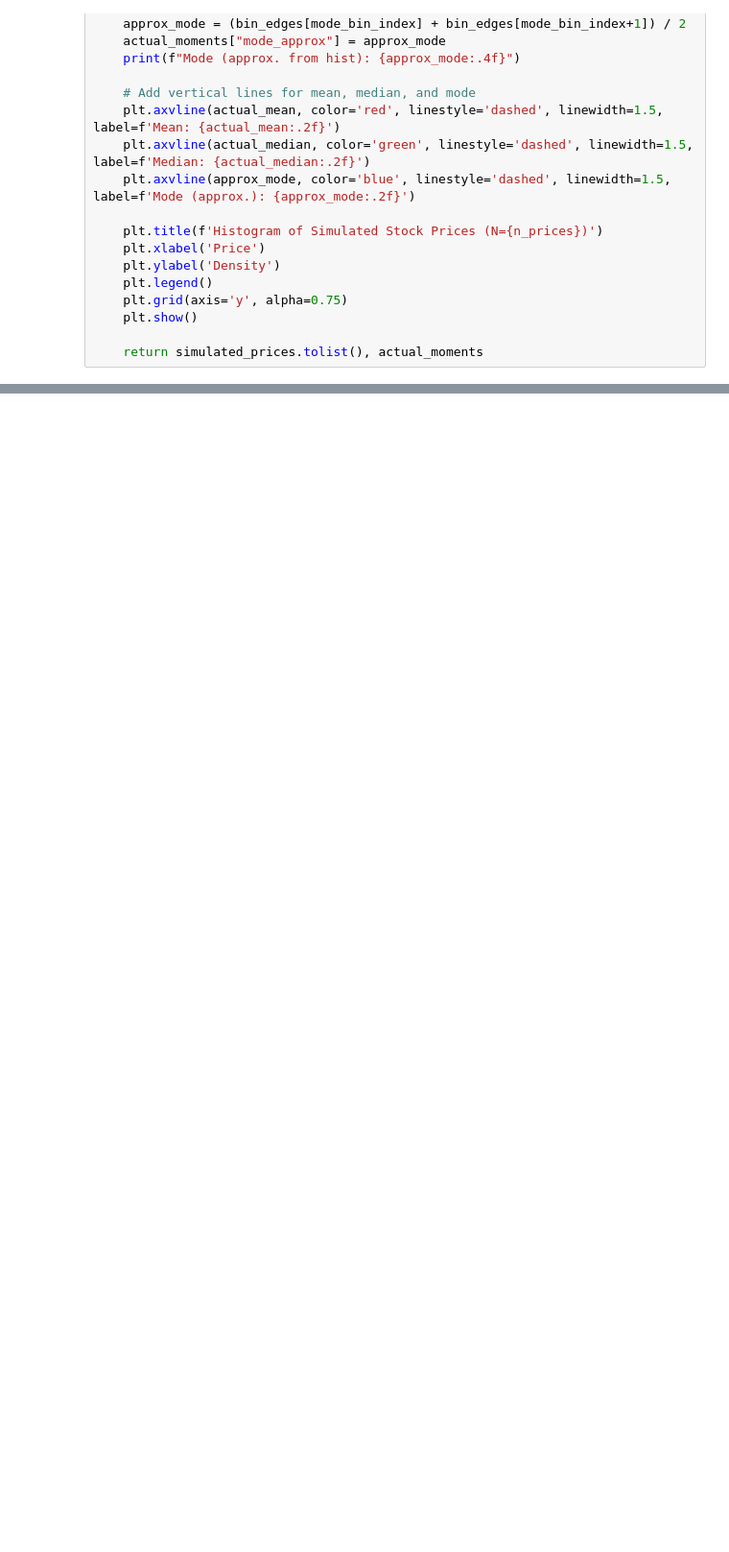
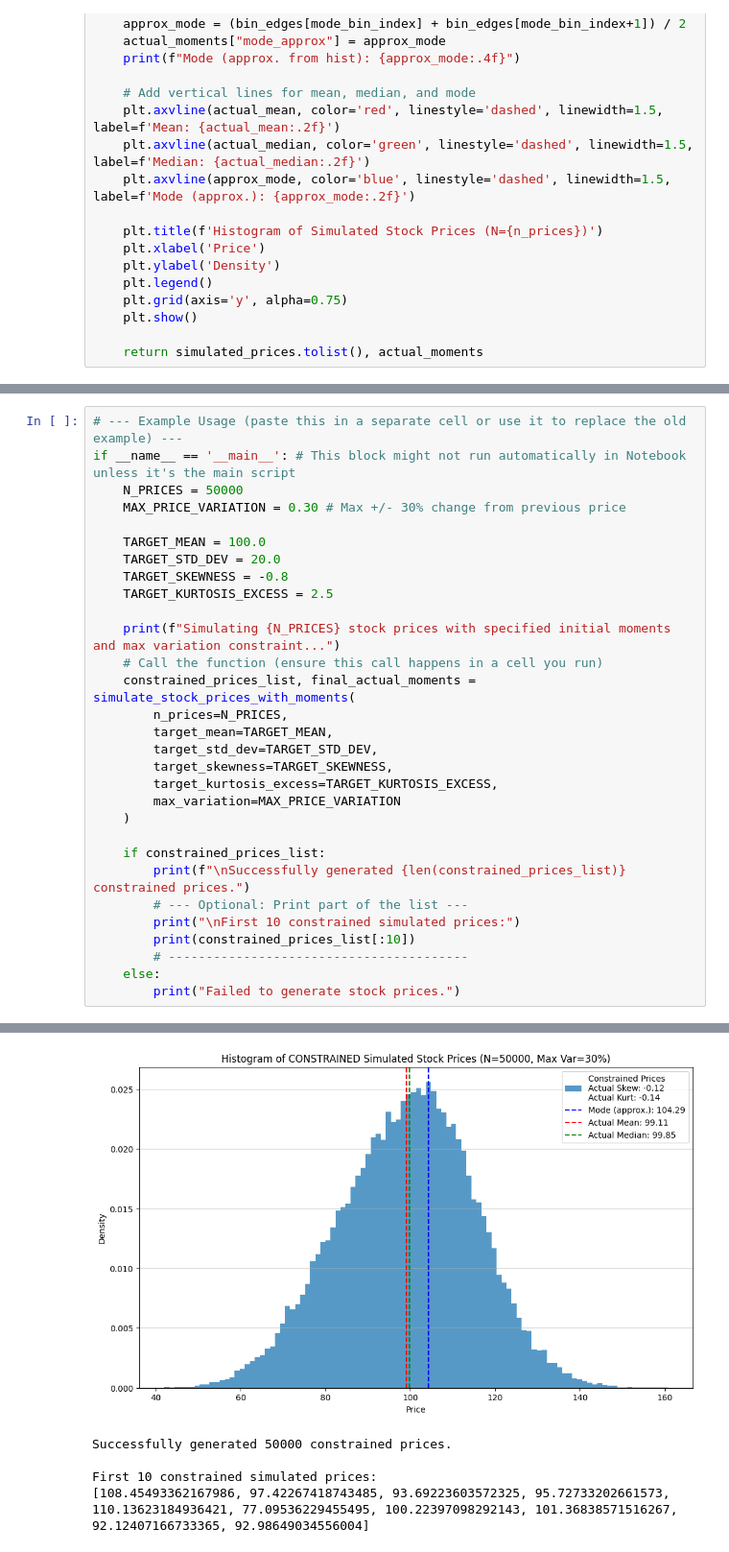
Before and after one commit to FulinQ/SET_Intern, a Jupyter notebook: Random_StockPrice.ipynb, the cells around one changed output, grey strips where cells are left out. Shown at 96% size. Saved outputs shown, nothing was run; the diff lists cells and outputs as text; blank space fills up the shorter version.

Commit message:
add price variation

```diff
--- a/Random_StockPrice.ipynb
+++ b/Random_StockPrice.ipynb
@@ -218,0 +337,31 @@ print(simulated_prices_list[10:])
+# %%
+# --- Example Usage (paste this in a separate cell or use it to replace the old example) ---
+if __name__ == '__main__': # This block might not run automatically in Notebook unless it's the main script
+    N_PRICES = 50000
+    MAX_PRICE_VARIATION = 0.30 # Max +/- 30% change from previous price
+
+    TARGET_MEAN = 100.0
+    TARGET_STD_DEV = 20.0
+    TARGET_SKEWNESS = -0.8
+    TARGET_KURTOSIS_EXCESS = 2.5
+
+    print(f"Simulating {N_PRICES} stock prices with specified initial moments and max variation constraint...")
+    # Call the function (ensure this call happens in a cell you run)
+    constrained_prices_list, final_actual_moments = simulate_stock_prices_with_moments(
+        n_prices=N_PRICES,
+        target_mean=TARGET_MEAN,
+        target_std_dev=TARGET_STD_DEV,
+        target_skewness=TARGET_SKEWNESS,
+        target_kurtosis_excess=TARGET_KURTOSIS_EXCESS,
+        max_variation=MAX_PRICE_VARIATION
+    )
+
+    if constrained_prices_list:
+        print(f"\nSuccessfully generated {len(constrained_prices_list)} constrained prices.")
+        # --- Optional: Print part of the list ---
+        print("\nFirst 10 constrained simulated prices:")
+        print(constrained_prices_list[:10])
+        # ----------------------------------------
+    else:
+        print("Failed to generate stock prices.")
+# %% [output]
@@ -218,0 +383,5 @@ print(simulated_prices_list[10:])
+[figure, added]
+Successfully generated 50000 constrained prices.
+
+First 10 constrained simulated prices:
+[108.45493362167986, 97.42267418743485, 93.69223603572325, 95.72733202661573, 110.13623184936421, 77.09536229455495, 100.22397098292143, 101.36838571516267, 92.12407166733365, 92.98649034556004]
```
Also changed, not shown: parts of 3 cells of this notebook.
